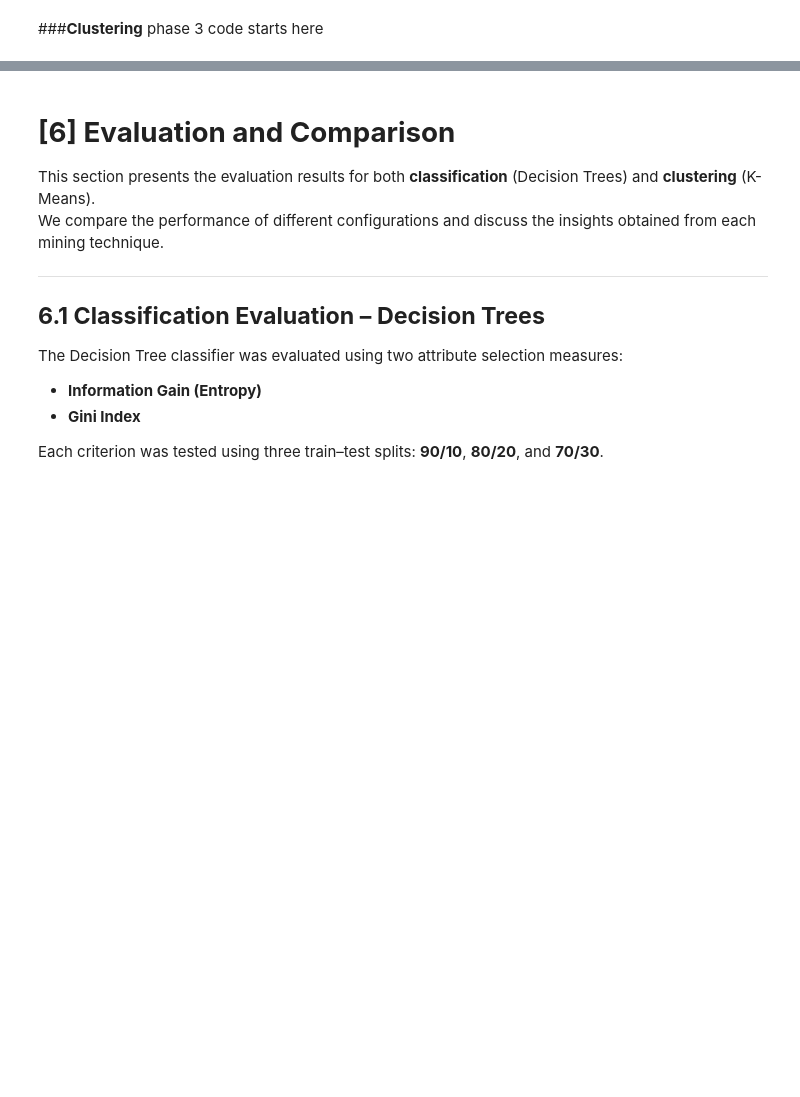
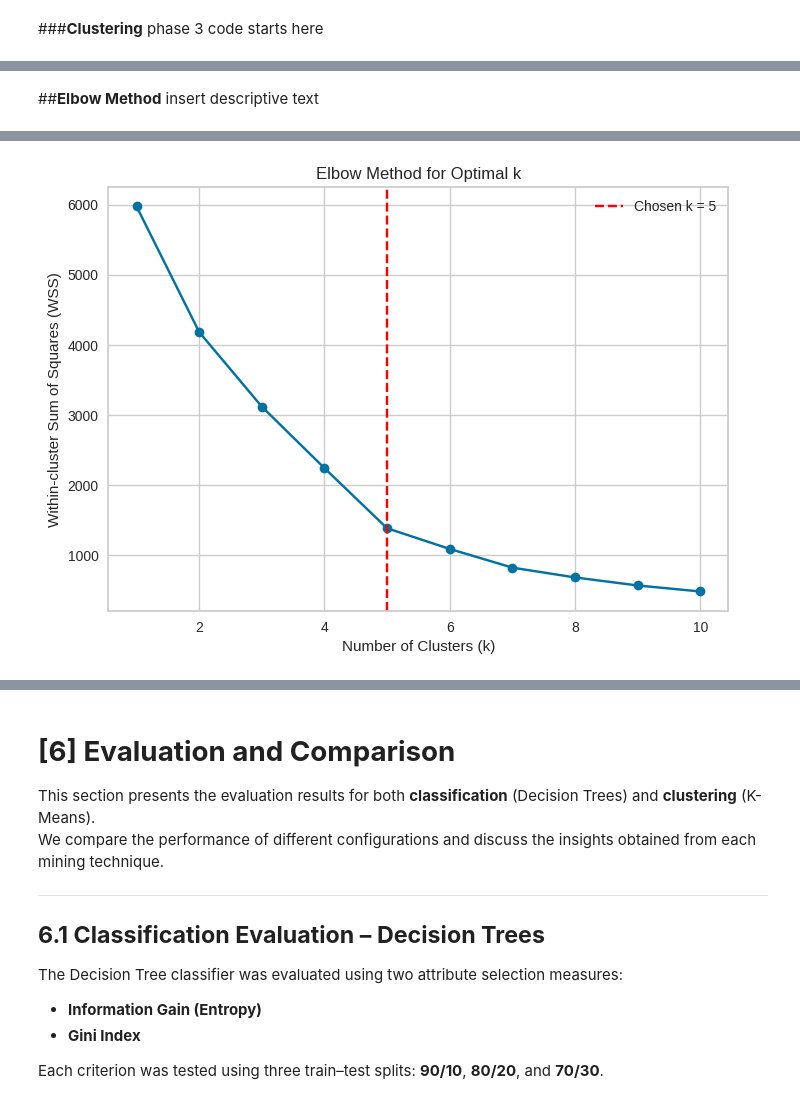
Before and after one commit to Falhebshi/Data-Mining, a Jupyter notebook: Phase3.ipynb, the cells around one changed output, grey strips where cells are left out. Saved outputs shown, nothing was run; the diff lists cells and outputs as text; code cells hidden in the pictures; blank space fills up the shorter version.

```diff
--- a/Phase3.ipynb
+++ b/Phase3.ipynb
@@ -938,0 +1012,42 @@ phase 3 code starts here
+# %% [markdown]
+##**Elbow Method**
+insert descriptive text
+# %%
+import matplotlib.pyplot as plt
+from sklearn.cluster import KMeans
+from sklearn.datasets import load_iris
+from sklearn.preprocessing import StandardScaler
+from sklearn.pipeline import make_pipeline
+# Install kneed using pip
+!pip install kneed
+from kneed import KneeLocator # Now import kneed
+
+X = df_scaled
+
+# Standardize the data
+scaler = StandardScaler()
+X_scaled = scaler.fit_transform(X)
+
+# Perform k-means clustering for different values of k
+wss_values = []
+k_values = range(1, 11)
+
+for k in k_values:
+    kmeans = make_pipeline(StandardScaler(), KMeans(n_clusters=k, n_init=10))
+    kmeans.fit(X_scaled)
+    wss_values.append(kmeans.named_steps['kmeans'].inertia_)
+
+# Plot the elbow method
+plt.plot(k_values, wss_values, marker='o')
+plt.xlabel('Number of Clusters (k)')
+plt.ylabel('Within-cluster Sum of Squares (WSS)')
+plt.title('Elbow Method for Optimal k')
+
+# Use KneeLocator to locate the turning point
+knee = KneeLocator(k_values, wss_values, curve='convex', direction='decreasing')
+turning_point = knee.elbow
+
+plt.axvline(x=turning_point, linestyle='--', color='red', label=f'Chosen k = {turning_point}')
+plt.legend()
+plt.show()
+# %% [output]
@@ -938,0 +1057 @@ phase 3 code starts here
+[figure, added]
```
Also changed, not shown: parts of 29 cells of this notebook.
